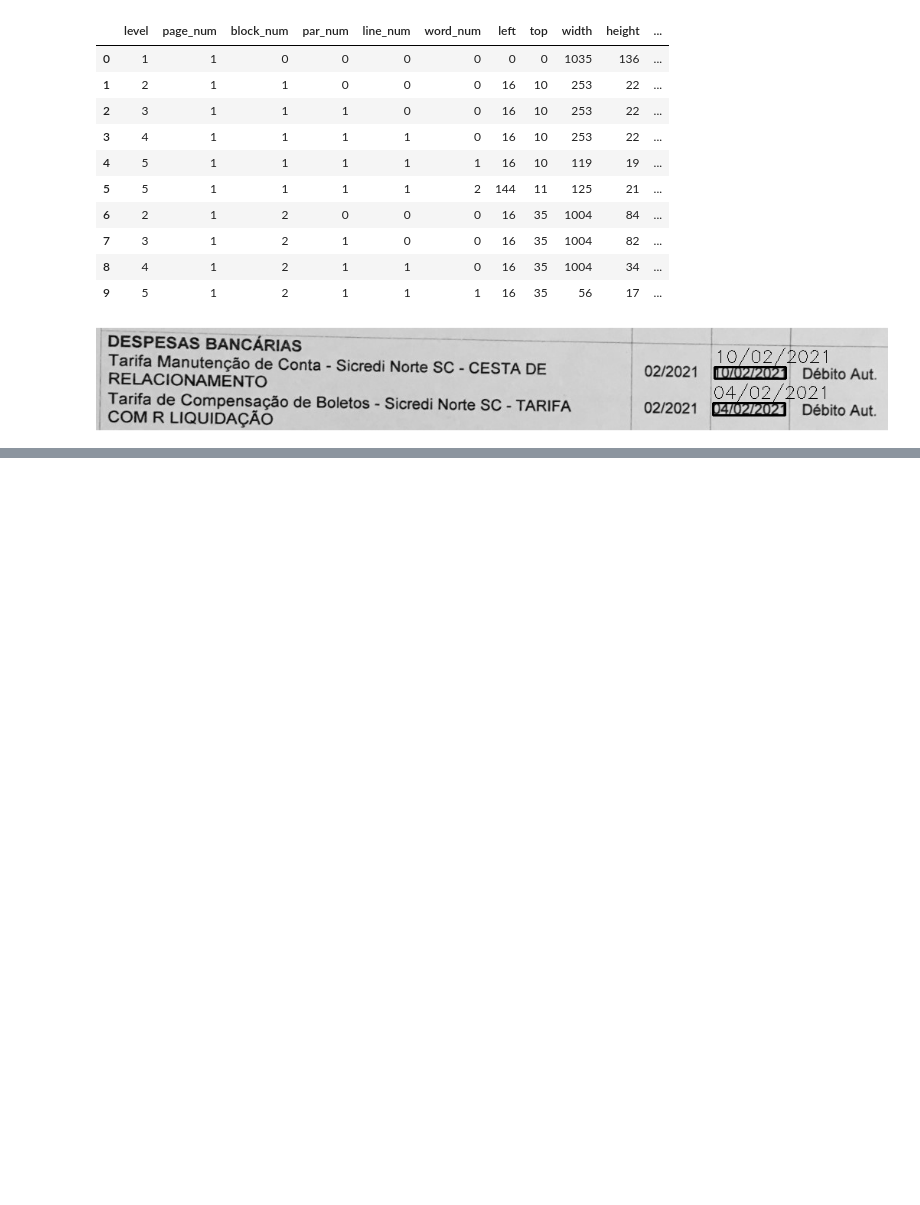
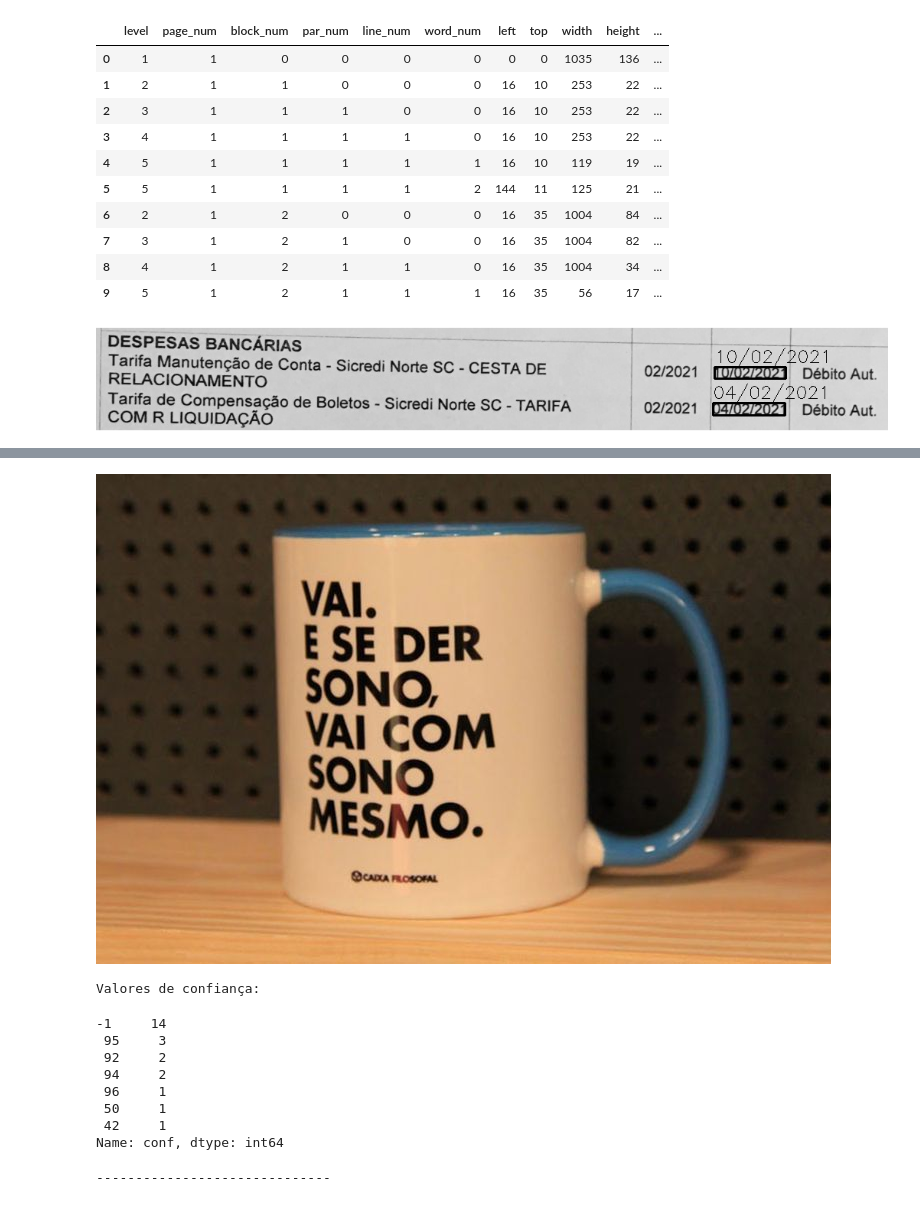
Before and after one commit to marcalhenrique/estudos, a Jupyter notebook: visao_computacional/estudo_ocr/pytesseract_e_opencv.ipynb, the cells around one changed output, grey strips where cells are left out. Cells and saved outputs as stored; diff of their text form; code cells hidden in the pictures; blank space fills up the shorter version.

```diff
--- a/visao_computacional/estudo_ocr/pytesseract_e_opencv.ipynb
+++ b/visao_computacional/estudo_ocr/pytesseract_e_opencv.ipynb
@@ -342,0 +383,40 @@ display(Image.fromarray(img_copy)) # Exibe a imagem com as caixas de texto
+# %%
+img_caneca = cv2.imread('images_folder/caneca.jpg')
+img_caneca = cv2.cvtColor(img_caneca, cv2.COLOR_BGR2RGB)
+display(Image.fromarray(img_caneca))
+# --------------------------------------
+df_caneca = pd.DataFrame(
+    pytesseract.image_to_data(img_caneca,
+                              lang='por',
+                              output_type=pytesseract.Output.DICT,
+                              config='--psm 6')
+)
+
+
+# Pegando o valores de confiança
+print("Valores de confiança: \n")
+display(df_caneca['conf'].value_counts())
+print("-"*30)
+min_confianca = 41 # Definindo o valor de confiança
+
+copy_caneca = img_caneca.copy() # Cópia da imagem para não alterar a original
+
+for i in range(len(df_caneca['text'])):
+    confianca = int(df_caneca['conf'][i])
+
+    if  confianca > min_confianca:
+
+        x, y, img = caixa_texto(df_caneca, copy_caneca, i)
+        cv2.putText(copy_caneca, df_caneca['text'][i], (x, y), cv2.FONT_HERSHEY_SIMPLEX, 0.75, (0, 0, 255), 1)
+# %% [output]
+[figure, added]
+Valores de confiança:
+-1     14
+ 95     3
+ 92     2
+ 94     2
+ 96     1
+ 50     1
+ 42     1
+Name: conf, dtype: int64
+------------------------------
```
Also changed, not shown: parts of 15 cells of this notebook, 3 other files.
